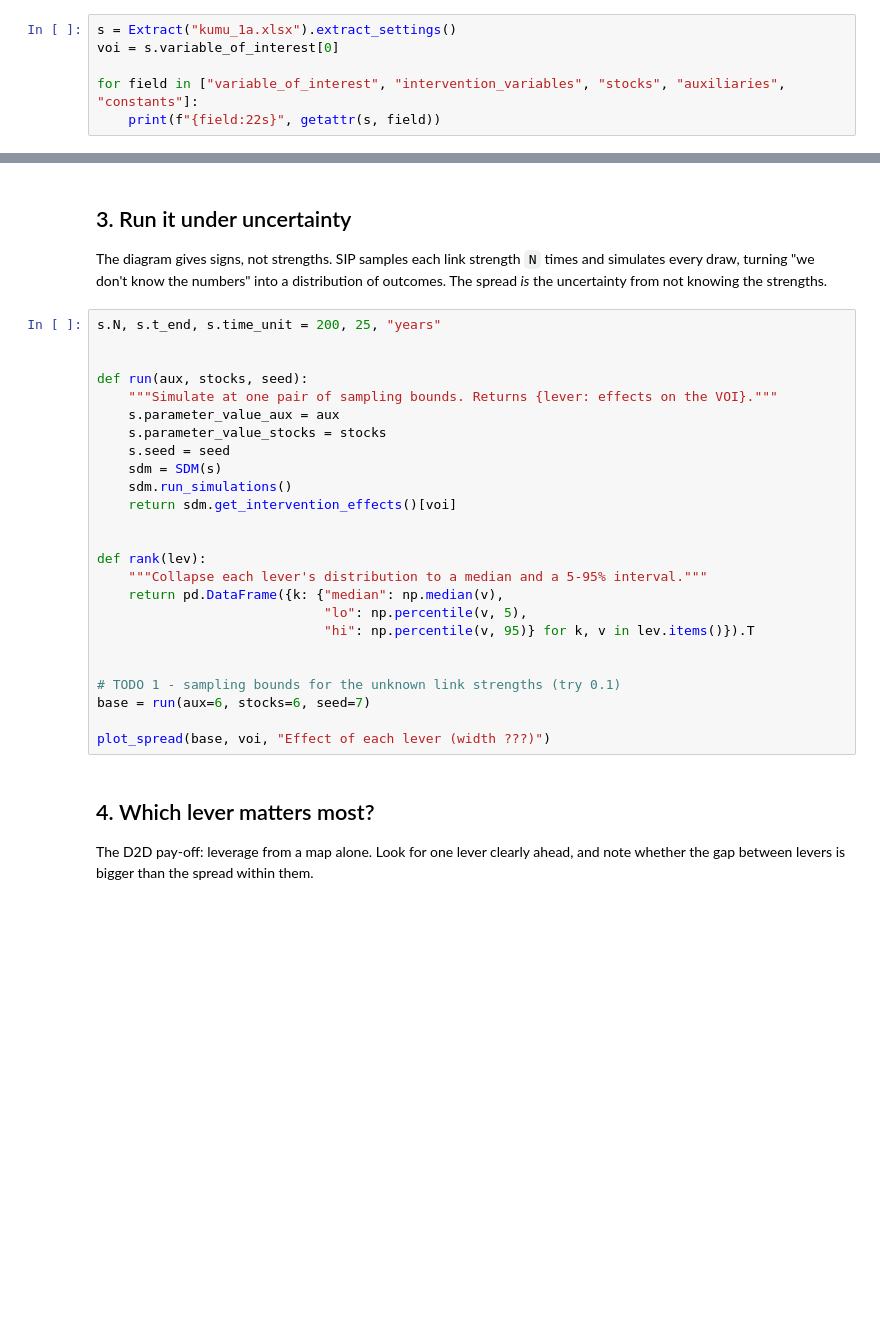
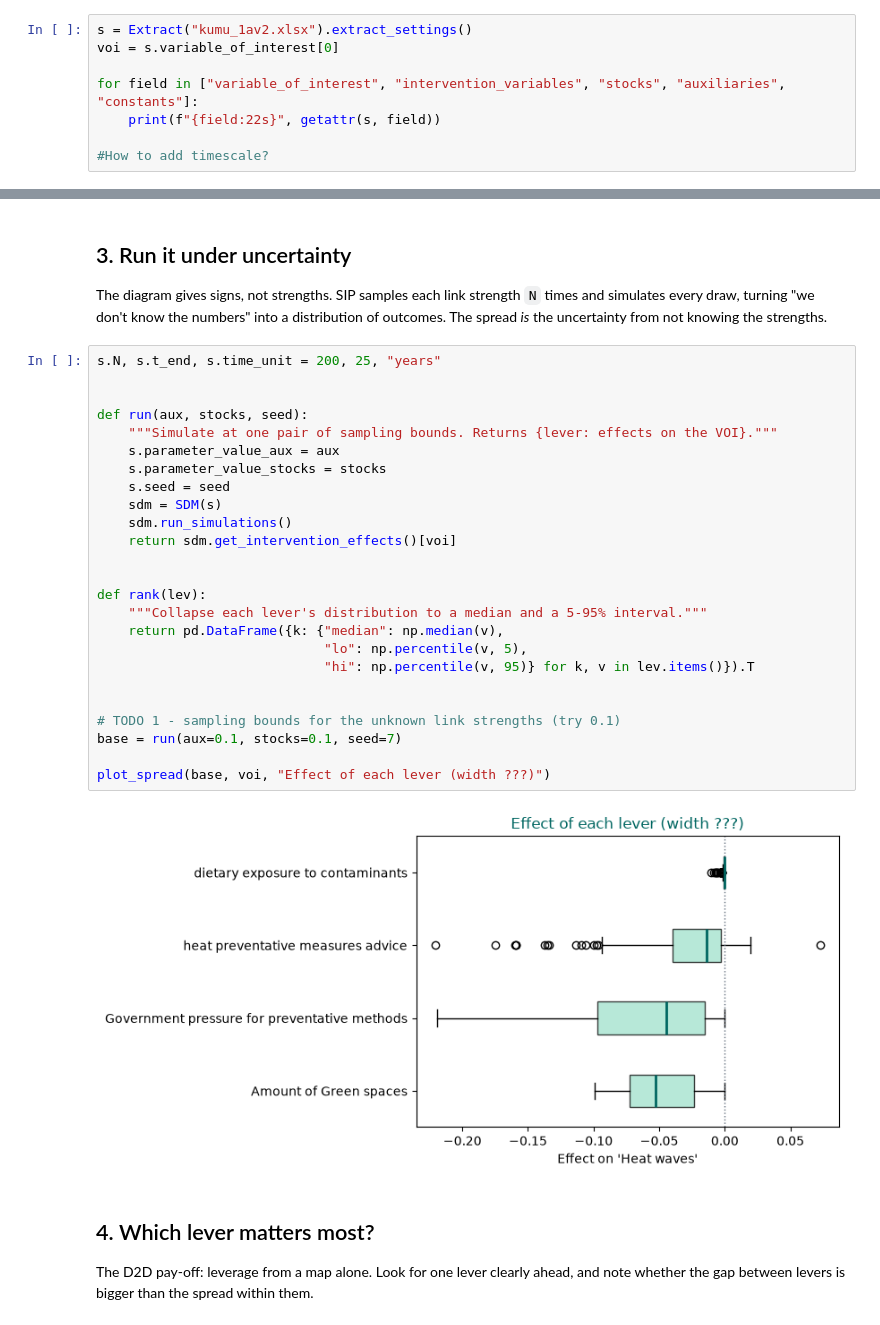
Before and after one commit to SylkeAijiaoSnel/csp_urban_heatwaves_2026, a Jupyter notebook: W2 SIP tutorial.ipynb, the cells around one changed output, grey strips where cells are left out. Drawn from its saved outputs; the diff is of its cells as text; blank space fills up the shorter version.

```diff
--- a/W2 SIP tutorial.ipynb
+++ b/W2 SIP tutorial.ipynb
@@ -133,11 +133,13 @@ draw_cld(G)
 `extract_settings()` classifies the variables, finds the loops, and checks each loop
 passes through a stock: the structural reason a qualitative loop can be simulated.
 # %%
-s = Extract("kumu_1a.xlsx").extract_settings()
+s = Extract("kumu_1av2.xlsx").extract_settings()
 voi = s.variable_of_interest[0]
 
 for field in ["variable_of_interest", "intervention_variables", "stocks", "auxiliaries", "constants"]:
     print(f"{field:22s}", getattr(s, field))
+
+#How to add timescale?
 # %% [output]
 Variable of interest: Heat waves
 with 4 intervention variables
@@ -161,28 +163,30 @@ The spread *is* the uncertainty from not knowing the strengths.
 # %%
 s.N, s.t_end, s.time_unit = 200, 25, "years"
 
 
 def run(aux, stocks, seed):
     """Simulate at one pair of sampling bounds. Returns {lever: effects on the VOI}."""
     s.parameter_value_aux = aux
     s.parameter_value_stocks = stocks
     s.seed = seed
     sdm = SDM(s)
     sdm.run_simulations()
     return sdm.get_intervention_effects()[voi]
 
 
 def rank(lev):
     """Collapse each lever's distribution to a median and a 5-95% interval."""
     return pd.DataFrame({k: {"median": np.median(v),
                              "lo": np.percentile(v, 5),
                              "hi": np.percentile(v, 95)} for k, v in lev.items()}).T
 
 
 # TODO 1 - sampling bounds for the unknown link strengths (try 0.1)
-base = run(aux=6, stocks=6, seed=7)
+base = run(aux=0.1, stocks=0.1, seed=7)
 
 plot_spread(base, voi, "Effect of each lever (width ???)")
+# %% [output]
+[figure, added]
 # %% [markdown]
 ## 4. Which lever matters most?
 
```
Also changed, not shown: parts of 3 cells of this notebook, 1 other file.
